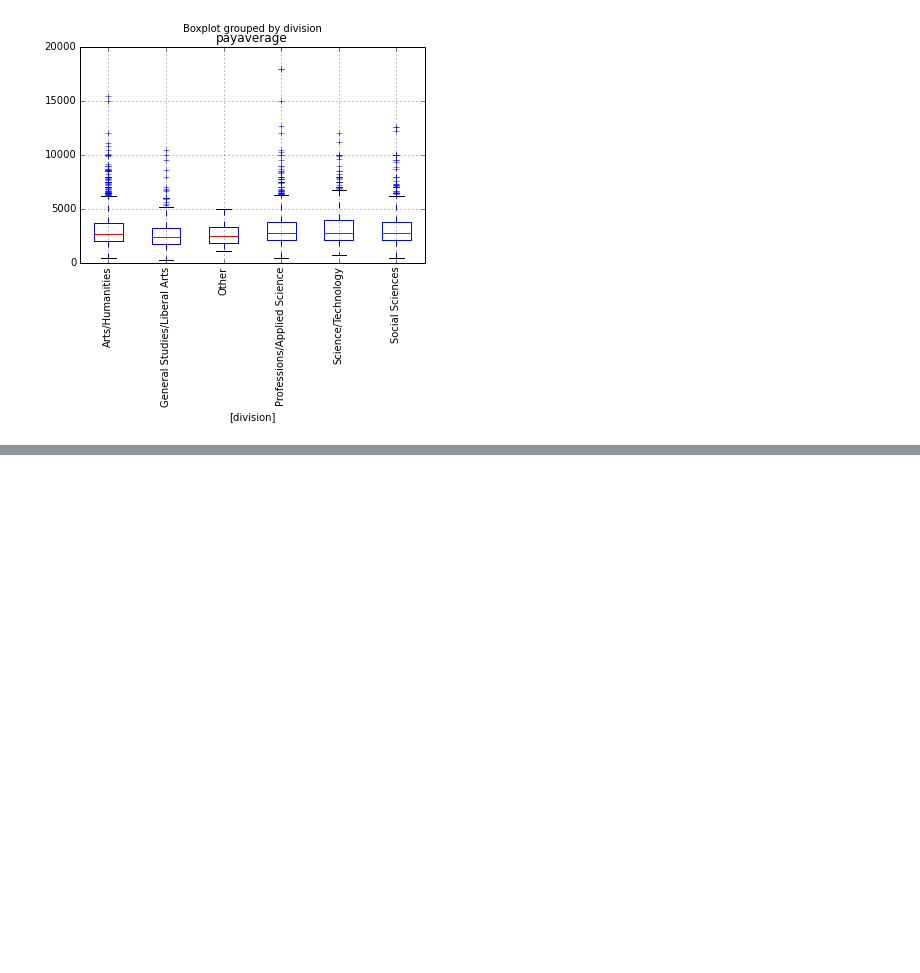
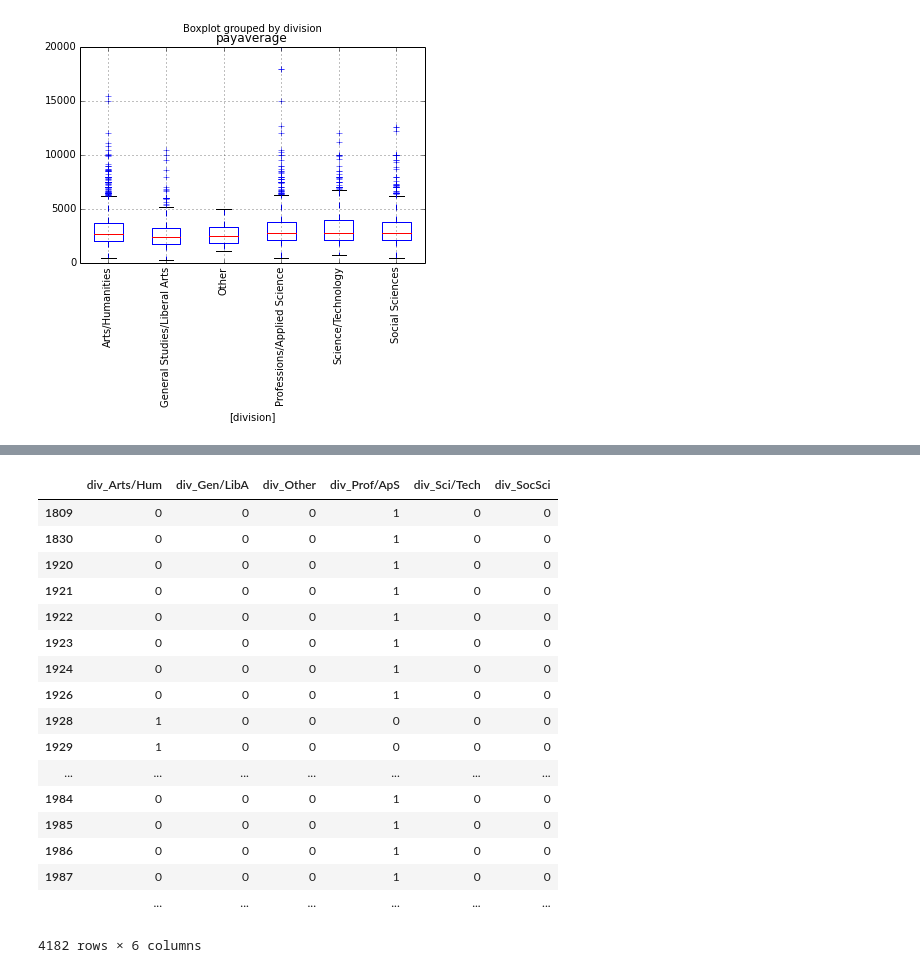
Before and after one commit to bkfunk/adjuncts, a Jupyter notebook: Adjunct Project Data.ipynb, the cells around one changed output, grey strips where cells are left out. Drawn from its saved outputs; the diff is of its cells as text; code cells hidden in the pictures; blank space fills up the shorter version.

```diff
--- a/Adjunct Project Data.ipynb
+++ b/Adjunct Project Data.ipynb
@@ -256,0 +345,4 @@ df.groupby(['division']).payaverage.describe().unstack()
+# %%
+data['any_health_ins'] = (data.has_health_insurance.isin([1,2,3])).where(
+    (data.has_health_insurance.notnull()) & (data.has_health_insurance != 4))
+data.filter(like='health')
@@ -256,0 +368,26 @@ df.groupby(['division']).payaverage.describe().unstack()
+# %%
+data = data[(data.has_advanced_degree.isin(['None','MA/MS','PhD'])) &
+            (data.public | data['private not-for-profit']) &
+            (data.division.isin(['Arts/Hum', 'Prof/ApS', 'SocSci', 'Sci/Tech', 'Gen/LibA']))]
+            #(data.division.isin(['Arts/Humanities', 'Professions/Applied Science', 'Social Sciences',
+            #                     'Science/Technology', 'General Studies/Liberal Arts']))]
+data.filter(like='div_')
+# %% [output]
+|  | div_Arts/Hum | div_Gen/LibA | div_Other | div_Prof/ApS | div_Sci/Tech | div_SocSci |
+| 1809 | 0 | 0 | 0 | 1 | 0 | 0 |
+| 1830 | 0 | 0 | 0 | 1 | 0 | 0 |
+| 1920 | 0 | 0 | 0 | 1 | 0 | 0 |
+| 1921 | 0 | 0 | 0 | 1 | 0 | 0 |
+| 1922 | 0 | 0 | 0 | 1 | 0 | 0 |
+| 1923 | 0 | 0 | 0 | 1 | 0 | 0 |
+| 1924 | 0 | 0 | 0 | 1 | 0 | 0 |
+| 1926 | 0 | 0 | 0 | 1 | 0 | 0 |
+| 1928 | 1 | 0 | 0 | 0 | 0 | 0 |
+| 1929 | 1 | 0 | 0 | 0 | 0 | 0 |
+| ... | ... | ... | ... | ... | ... | ... |
+| 1984 | 0 | 0 | 0 | 1 | 0 | 0 |
+| 1985 | 0 | 0 | 0 | 1 | 0 | 0 |
+| 1986 | 0 | 0 | 0 | 1 | 0 | 0 |
+| 1987 | 0 | 0 | 0 | 1 | 0 | 0 |
+|  | ... | ... | ... | ... | ... | ... |
+4182 rows × 6 columns
```
Also changed, not shown: parts of 11 cells of this notebook.
